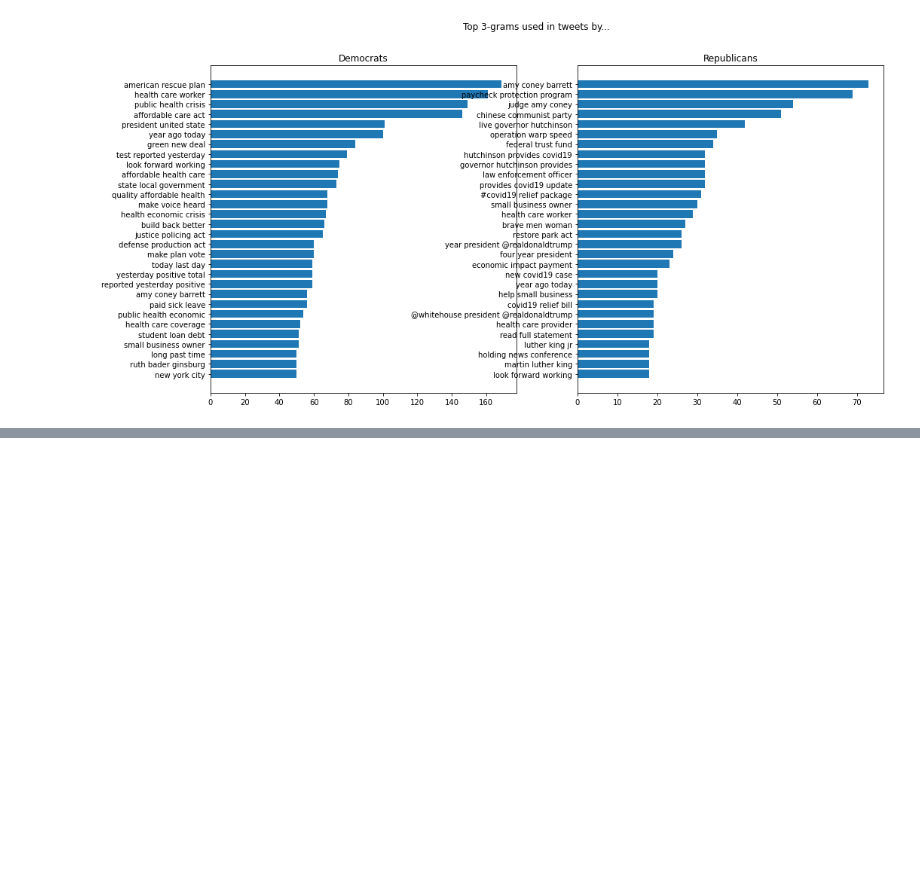
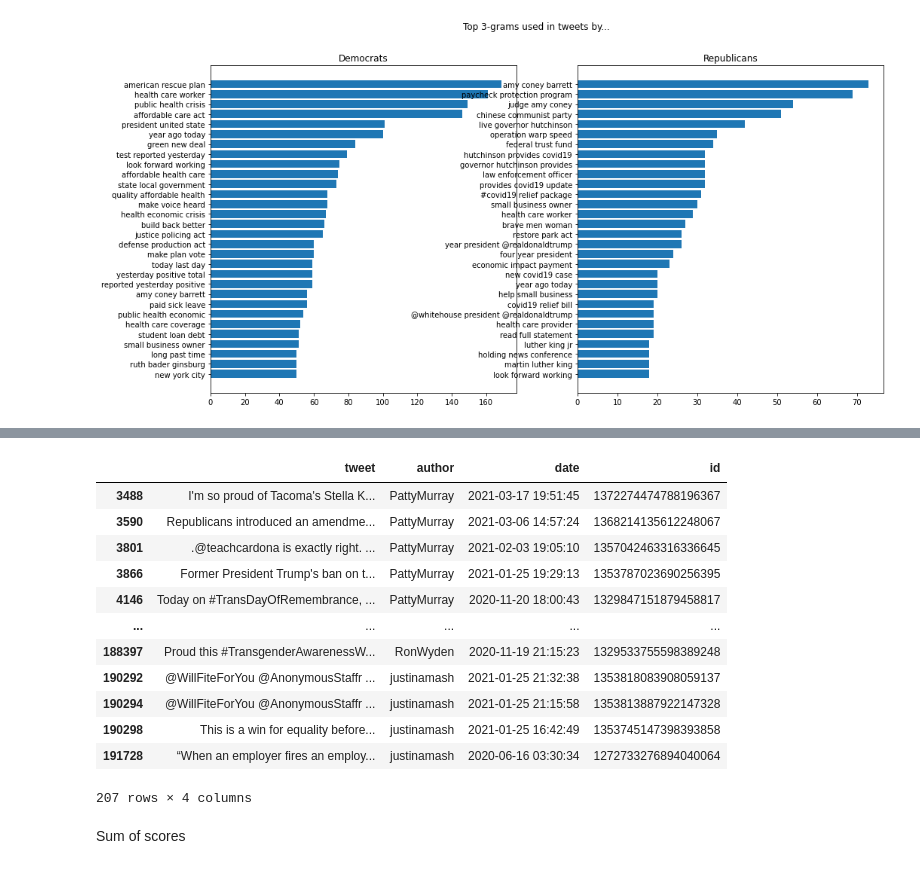
Before and after one commit to astralbijection/trans-data-analysis, a Jupyter notebook: notebooks/politician-eda.ipynb, the cells around one changed output, grey strips where cells are left out. Drawn from its saved outputs; the diff is of its cells as text; code cells hidden in the pictures; blank space fills up the shorter version.

```diff
--- a/notebooks/politician-eda.ipynb
+++ b/notebooks/politician-eda.ipynb
@@ -51,8 +38,8 @@ tweet_df
 # %% [markdown]
 Downsample the rows because otherwise there is way too much data
 # %%
-tweet_df = tweet_df.sample(50000, random_state=0)
-tweet_df
+#tweet_df = tweet_df.sample(50000, random_state=0)
+#tweet_df
 # %% [output]
 |  | tweet | author | date | id |
 | 76588 | It's hard to believe this has to ... | JoeBiden | 2020-06-04 22:00:00 | 1268663821998206978 |
@@ -312,0 +255,3 @@ NameError: name 'WordNetLemmatizer' is not defined
+# %%
+pd.set_option('display.max_rows', 50)
+ngrams.loc[[x for x in ngrams.index if 'trans' in x or 'lgbt' in x or 'bisexual' in x or 'lesbian' in x or 'homo' in x or 'gay' in x]]
@@ -312,0 +307,19 @@ NameError: name 'WordNetLemmatizer' is not defined
+# %%
+trans_tweets = tweet_df[tweet_df['tweet'].str.lower().str.find('transgender') > 0]
+trans_tweets
+# %% [output]
+|  | tweet | author | date | id |
+| 3488 | I'm so proud of Tacoma's Stella K... | PattyMurray | 2021-03-17 19:51:45 | 1372274474788196367 |
+| 3590 | Republicans introduced an amendme... | PattyMurray | 2021-03-06 14:57:24 | 1368214135612248067 |
+| 3801 | .@teachcardona is exactly right. ... | PattyMurray | 2021-02-03 19:05:10 | 1357042463316336645 |
+| 3866 | Former President Trump's ban on t... | PattyMurray | 2021-01-25 19:29:13 | 1353787023690256395 |
+| 4146 | Today on #TransDayOfRemembrance, ... | PattyMurray | 2020-11-20 18:00:43 | 1329847151879458817 |
+| ... | ... | ... | ... | ... |
+| 188397 | Proud this #TransgenderAwarenessW... | RonWyden | 2020-11-19 21:15:23 | 1329533755598389248 |
+| 190292 | @WillFiteForYou @AnonymousStaffr ... | justinamash | 2021-01-25 21:32:38 | 1353818083908059137 |
+| 190294 | @WillFiteForYou @AnonymousStaffr ... | justinamash | 2021-01-25 21:15:58 | 1353813887922147328 |
+| 190298 | This is a win for equality before... | justinamash | 2021-01-25 16:42:49 | 1353745147398393858 |
+| 191728 | “When an employer fires an employ... | justinamash | 2020-06-16 03:30:34 | 1272733276894040064 |
+207 rows × 4 columns
+# %% [markdown]
+Sum of scores
```
Also changed, not shown: parts of 14 cells of this notebook, 2 other files.
